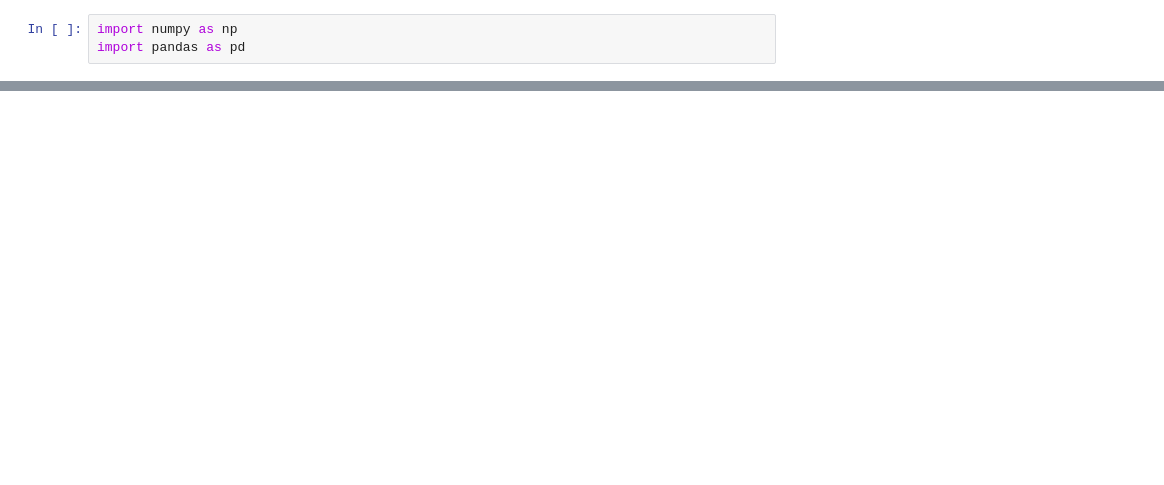
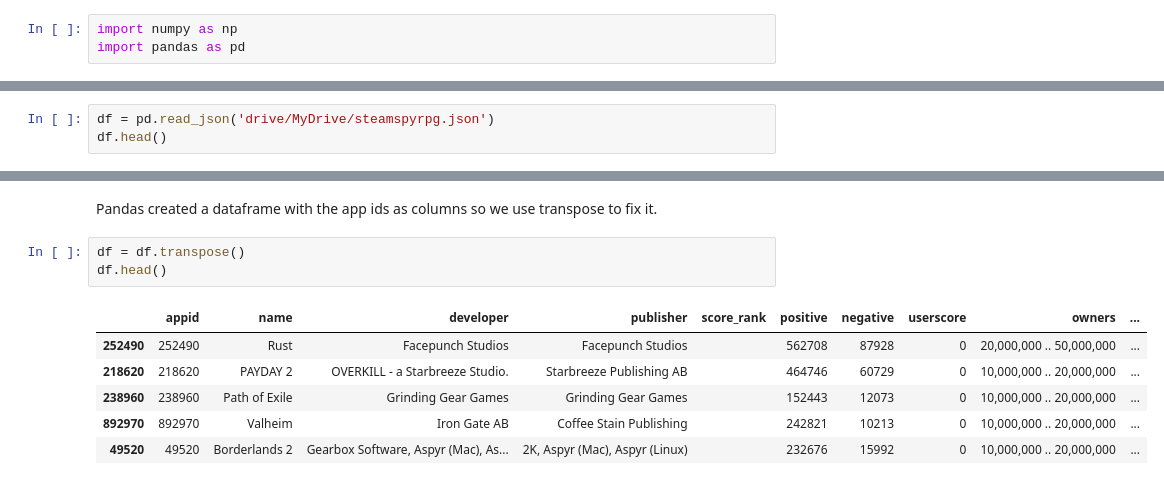
Before and after one commit to voltrecto/Data-Analytics-Projects, a Jupyter notebook: Steam_RPGs.ipynb, the cells around one changed output, grey strips where cells are left out. Saved outputs shown, nothing was run; the diff lists cells and outputs as text; blank space fills up the shorter version.

```diff
--- a/Steam_RPGs.ipynb
+++ b/Steam_RPGs.ipynb
@@ -134,0 +18,3 @@ dftop[['Game','Owners(Max)']]
+# %%
+df = pd.read_json('drive/MyDrive/steamspyrpg.json')
+df.head()
@@ -134,0 +29,12 @@ dftop[['Game','Owners(Max)']]
+# %% [markdown]
+Pandas created a dataframe with the app ids as columns so we use transpose to fix it.
+# %%
+df = df.transpose()
+df.head()
+# %% [output]
+|  | appid | name | developer | publisher | score_rank | positive | negative | userscore | owners | ... |
+| 252490 | 252490 | Rust | Facepunch Studios | Facepunch Studios |  | 562708 | 87928 | 0 | 20,000,000 .. 50,000,000 | ... |
+| 218620 | 218620 | PAYDAY 2 | OVERKILL - a Starbreeze Studio. | Starbreeze Publishing AB |  | 464746 | 60729 | 0 | 10,000,000 .. 20,000,000 | ... |
+| 238960 | 238960 | Path of Exile | Grinding Gear Games | Grinding Gear Games |  | 152443 | 12073 | 0 | 10,000,000 .. 20,000,000 | ... |
+| 892970 | 892970 | Valheim | Iron Gate AB | Coffee Stain Publishing |  | 242821 | 10213 | 0 | 10,000,000 .. 20,000,000 | ... |
+| 49520 | 49520 | Borderlands 2 | Gearbox Software, Aspyr (Mac), As... | 2K, Aspyr (Mac), Aspyr (Linux) |  | 232676 | 15992 | 0 | 10,000,000 .. 20,000,000 | ... |
```
Also changed, not shown: parts of 41 cells of this notebook.
